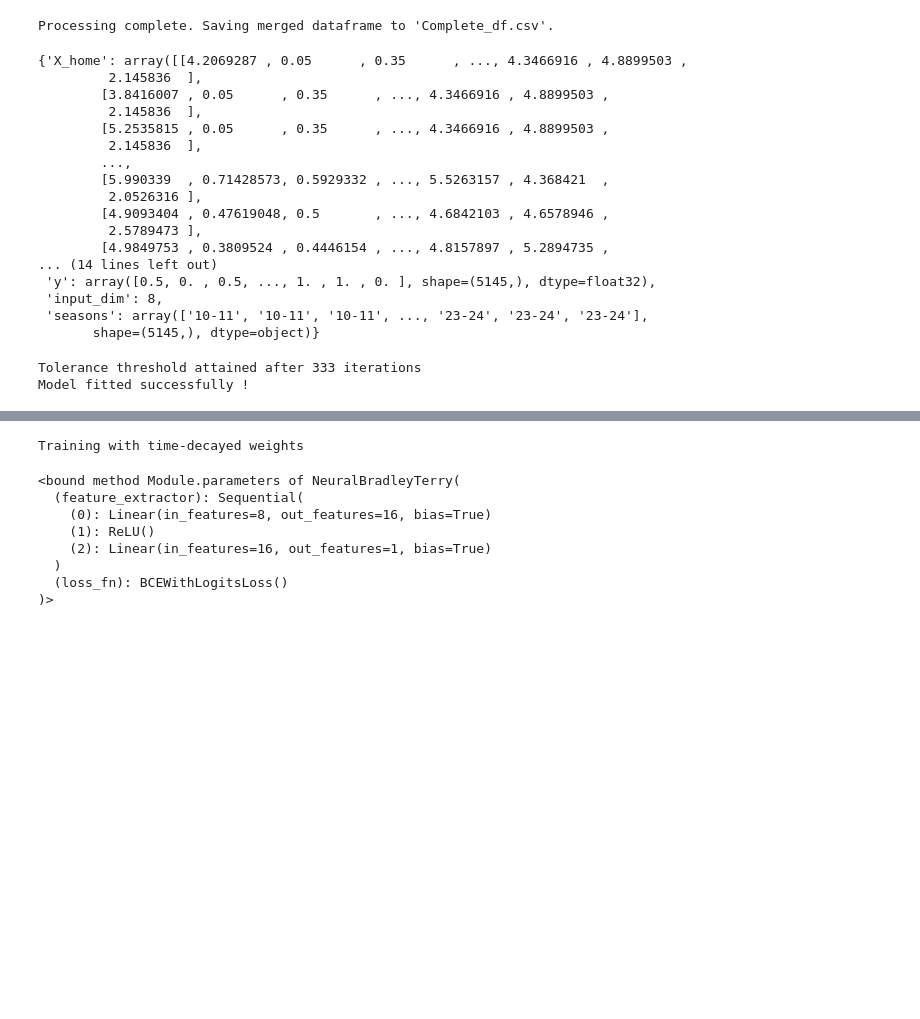
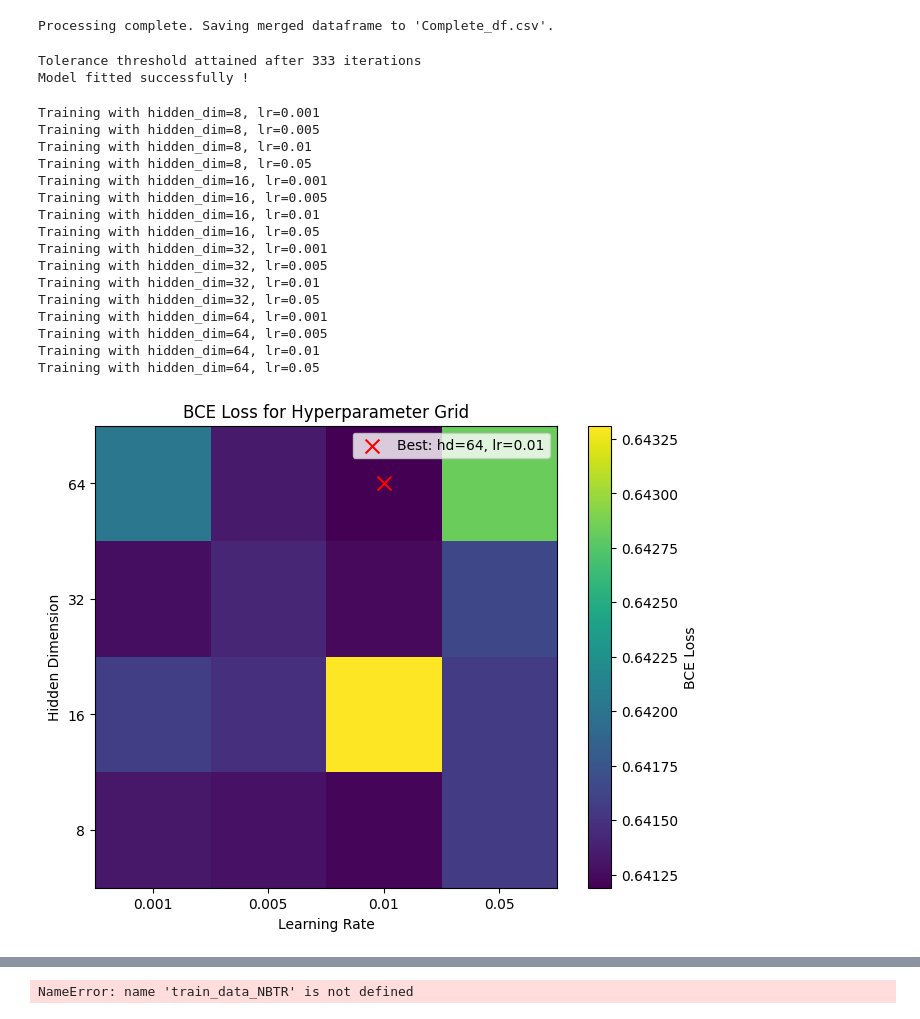
Before and after one commit to plemvan/Learning-Latent-Football-Team-Strengths, a Jupyter notebook: final_main.ipynb, the cells around one changed output, grey strips where cells are left out. Drawn from its saved outputs; the diff is of its cells as text; code cells hidden in the pictures; blank space fills up the shorter version.

```diff
--- a/final_main.ipynb
+++ b/final_main.ipynb
@@ -46,26 +46,6 @@ feature_names = [
     ]
 
 train_data_NBTR = processer.get_data_NBTR(feature_names=feature_names)
-# %%
-train_data_NBTR
-# %% [output]
-{'X_home': array([[4.2069287 , 0.05      , 0.35      , ..., 4.3466916 , 4.8899503 ,
-         2.145836  ],
-        [3.8416007 , 0.05      , 0.35      , ..., 4.3466916 , 4.8899503 ,
-         2.145836  ],
-        [5.2535815 , 0.05      , 0.35      , ..., 4.3466916 , 4.8899503 ,
-         2.145836  ],
-        ...,
-        [5.990339  , 0.71428573, 0.5929332 , ..., 5.5263157 , 4.368421  ,
-         2.0526316 ],
-        [4.9093404 , 0.47619048, 0.5       , ..., 4.6842103 , 4.6578946 ,
-         2.5789473 ],
-        [4.9849753 , 0.3809524 , 0.4446154 , ..., 4.8157897 , 5.2894735 ,
-... (14 lines left out)
- 'y': array([0.5, 0. , 0.5, ..., 1. , 1. , 0. ], shape=(5145,), dtype=float32),
- 'input_dim': 8,
- 'seasons': array(['10-11', '10-11', '10-11', ..., '23-24', '23-24', '23-24'],
-       shape=(5145,), dtype=object)}
 # %%
 from BradleyTerry_classical.functions import BT_calibrate
 
@@ -87,3 +67,29 @@ strength = bt_model.predict_strength()
 # %% [output]
 Tolerance threshold attained after 333 iterations
 Model fitted successfully !
+# %%
+from Neural_Bradley_Terry.calibrate import NBTR_calibrate
+
+calibrator = NBTR_calibrate(train_data_filepath='Data/Datasets/Complete_df.csv')
+hidden_dims = [8, 16, 32, 64]
+lrs = [0.001, 0.005, 0.01, 0.05]
+best_hd, best_lr, min_loss = calibrator.calibrate_hyperparams(hidden_dims, lrs)
+print(f"Optimal hidden_dim: {best_hd}, Optimal lr: {best_lr}, Minimum BCE Loss: {min_loss}")
+# %% [output]
+Training with hidden_dim=8, lr=0.001
+Training with hidden_dim=8, lr=0.005
+Training with hidden_dim=8, lr=0.01
+Training with hidden_dim=8, lr=0.05
+Training with hidden_dim=16, lr=0.001
+Training with hidden_dim=16, lr=0.005
+Training with hidden_dim=16, lr=0.01
+Training with hidden_dim=16, lr=0.05
+Training with hidden_dim=32, lr=0.001
+Training with hidden_dim=32, lr=0.005
+Training with hidden_dim=32, lr=0.01
+Training with hidden_dim=32, lr=0.05
+Training with hidden_dim=64, lr=0.001
+Training with hidden_dim=64, lr=0.005
+Training with hidden_dim=64, lr=0.01
+Training with hidden_dim=64, lr=0.05
+[figure, added]
@@ -90,18 +99,11 @@ Model fitted successfully !
 # %%
-from Neural_Bradley_Terry.NeuralBT import NeuralBradleyTerry, get_start_year
+from Neural_Bradley_Terry.NeuralBT import NeuralBradleyTerry
 
-NBTR_model = NeuralBradleyTerry(input_dim=train_data_NBTR['input_dim'])
+NBTR_model = NeuralBradleyTerry(input_dim=train_data_NBTR['input_dim'], hidden_dim=64, lr=0.01)
 
-NBTR_model.fit(train_data_NBTR['X_home'], train_data_NBTR['X_away'], train_data_NBTR['y'], train_data_NBTR['seasons'], epochs=500)
+NBTR_model.fit(train_data_NBTR['X_home'], train_data_NBTR['X_away'], train_data_NBTR['y'], epochs=500)
 # %% [output]
-Training with time-decayed weights
+NameError: name 'train_data_NBTR' is not defined
 # %%
+NBTR_strength = NBTR_model.get_season_ranking(test_df=test_df, feature_cols=feature_names)
+NBTR_probas = NBTR_model.predict_season_probas(test_df=test_df, feature_cols=feature_names)
-# %% [output]
-<bound method Module.parameters of NeuralBradleyTerry(
-  (feature_extractor): Sequential(
-    (0): Linear(in_features=8, out_features=16, bias=True)
-    (1): ReLU()
-    (2): Linear(in_features=16, out_features=1, bias=True)
-  )
-  (loss_fn): BCEWithLogitsLoss()
-)>
```
Also changed, not shown: parts of 8 cells of this notebook, 4 other files.
